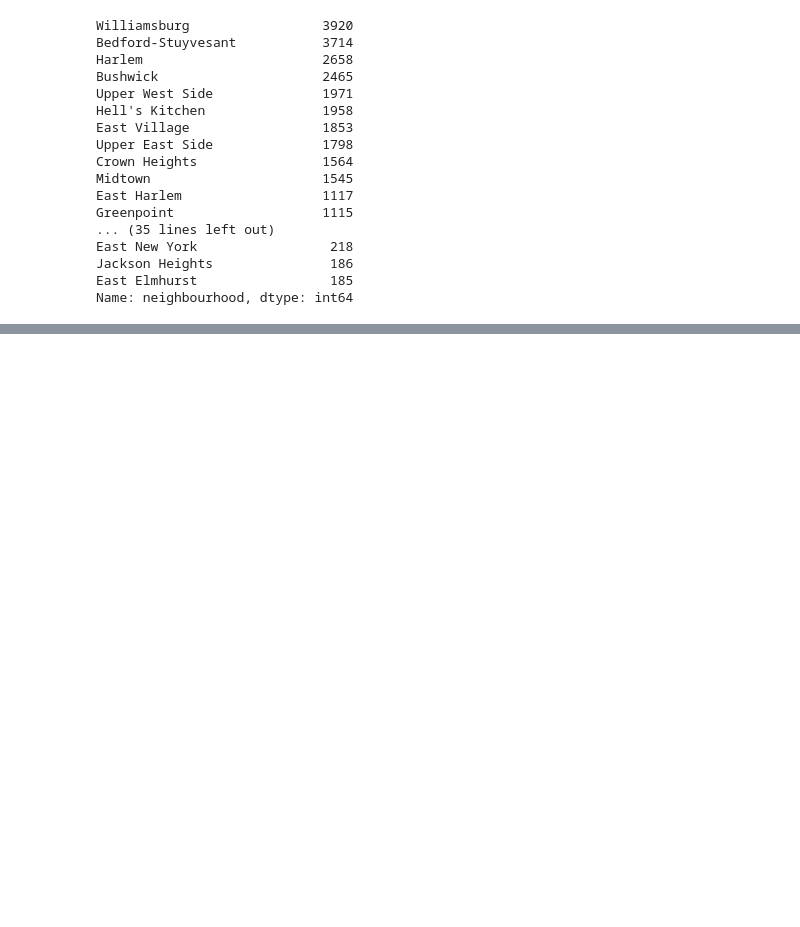
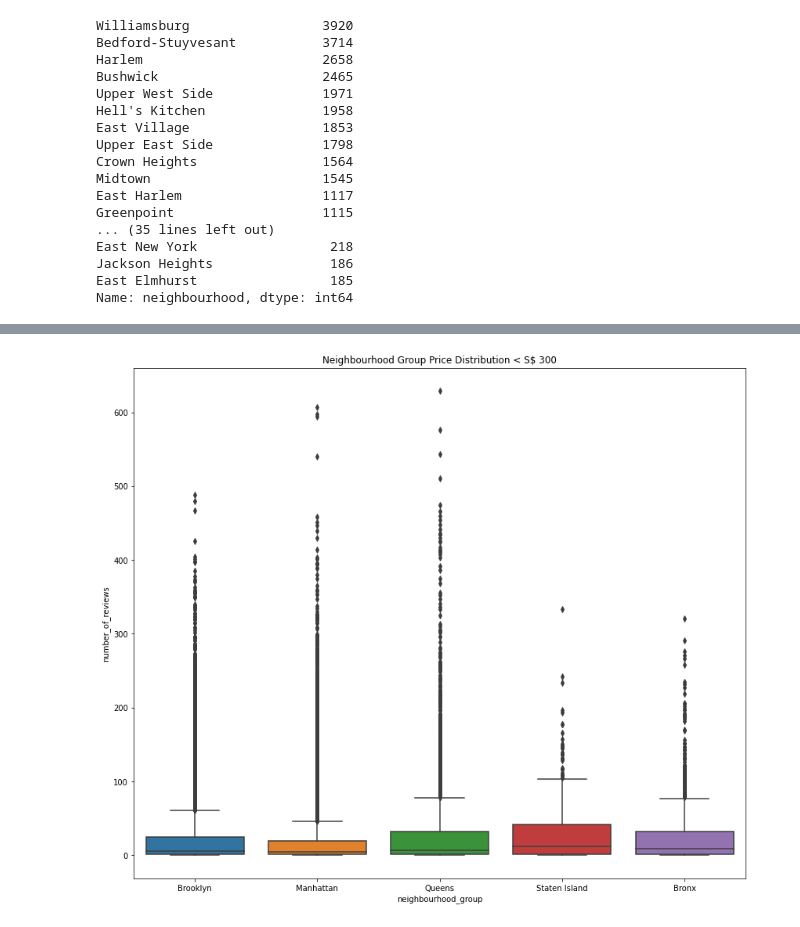
Before and after one commit to sravyagadam/EDA_Capstone, a Jupyter notebook: Copy_of_Airbnb_Bookings_Analysis_Capstone_Project.ipynb, the cells around one changed output, grey strips where cells are left out. Cells and saved outputs as stored; diff of their text form; code cells hidden in the pictures; blank space fills up the shorter version.

```diff
--- a/Copy_of_Airbnb_Bookings_Analysis_Capstone_Project.ipynb
+++ b/Copy_of_Airbnb_Bookings_Analysis_Capstone_Project.ipynb
@@ -100,0 +116,7 @@ plt.show()
+# %%
+plt.figure(figsize=(14,12))
+sns.boxplot(y='number_of_reviews',x='neighbourhood_group',data = airbnb)
+plt.title('Neighbourhood Group Price Distribution')
+plt.show()
+# %% [output]
+[figure, added]
```
Also changed, not shown: parts of 4 cells of this notebook.
